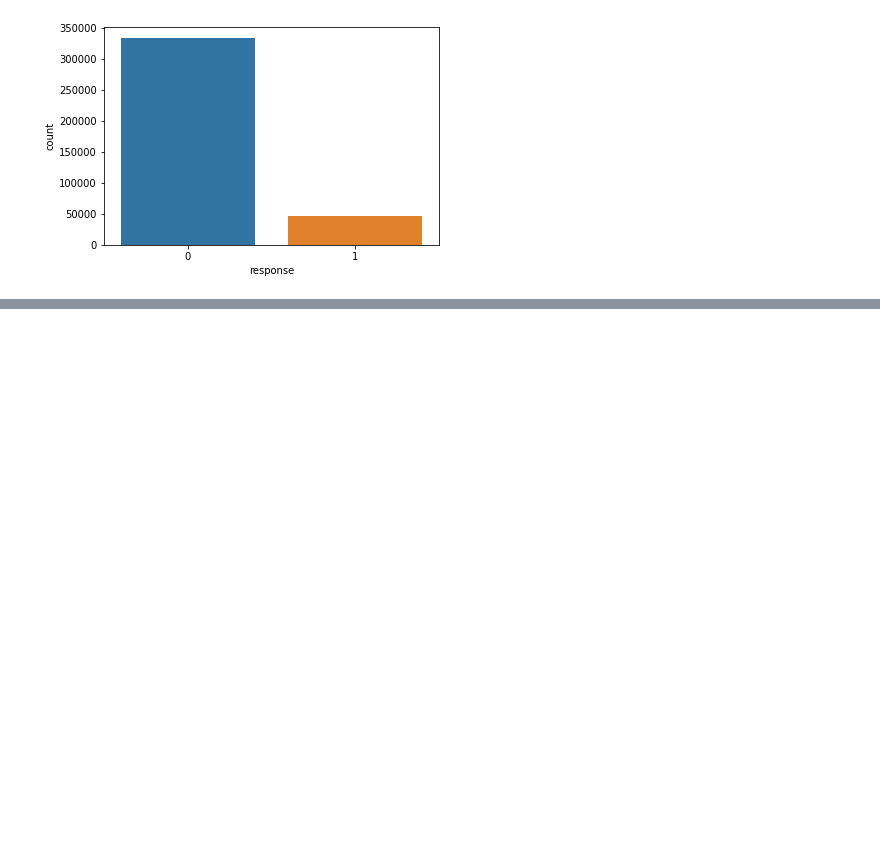
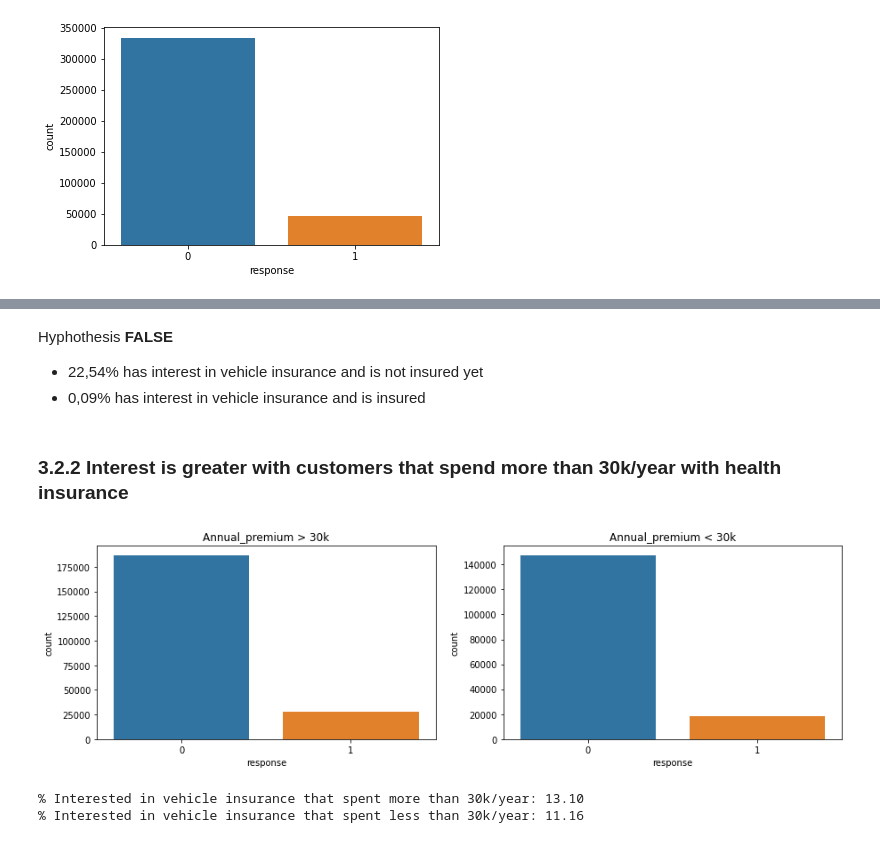
Before and after one commit to LessioGuilherme/pa004_health_insurance_cross_sell, a Jupyter notebook: pa004_health_insurance_cross_sell_sprint03.ipynb, the cells around one changed output, grey strips where cells are left out. Saved outputs shown, nothing was run; the diff lists cells and outputs as text; code cells hidden in the pictures; blank space fills up the shorter version.

Commit message:
Sprint03 of pa004_health_insurance_cross_sell

```diff
--- a/pa004_health_insurance_cross_sell_sprint03.ipynb
+++ b/pa004_health_insurance_cross_sell_sprint03.ipynb
@@ -747,0 +764,21 @@ sns.countplot('response', data=df3);
+# %% [markdown]
+Hyphothesis **FALSE**
+- 22,54% has interest in vehicle insurance and is not insured yet
+- 0,09% has interest in vehicle insurance and is insured
+# %% [markdown]
+### 3.2.2 Interest is greater with customers that spend more than 30k/year with health insurance
+# %%
+aux16 = df3[df3['annual_premium']>30000][['id','response']]
+aux17 = df3[df3['annual_premium']<=30000][['id','response']]
+
+fig, axs = plt.subplots(ncols= 2, figsize = (15,4))
+sns.countplot(aux16['response'], ax=axs[0]).set_title('Annual_premium > 30k')
+sns.countplot(aux17['response'], ax=axs[1]).set_title('Annual_premium < 30k');
+# %% [output]
+[figure, added]
+# %%
+print('% Interested in vehicle insurance that spent more than 30k/year: {0:.2f}'.format(100*(aux16[aux16['response']==1]['response'].count()/(aux16[aux16['response']==1]['response'].count()+aux16[aux16['response']==0]['response'].count()))))
+print('% Interested in vehicle insurance that spent less than 30k/year: {0:.2f}'.format(100*(aux17[aux17['response']==1]['response'].count()/(aux17[aux17['response']==1]['response'].count()+aux17[aux17['response']==0]['response'].count()))))
+# %% [output]
+% Interested in vehicle insurance that spent more than 30k/year: 13.10
+% Interested in vehicle insurance that spent less than 30k/year: 11.16
```
Also changed, not shown: parts of 18 cells of this notebook.
